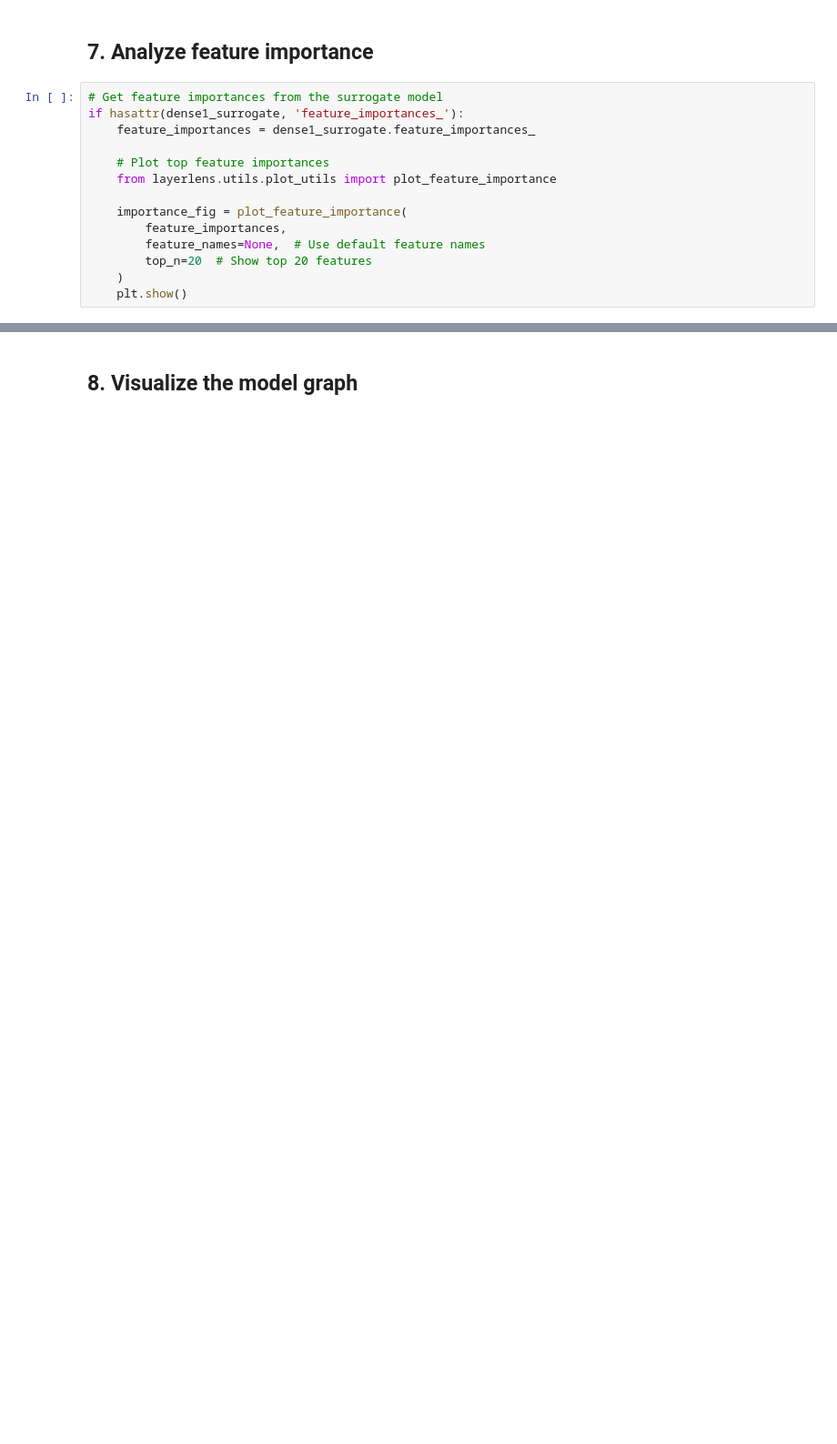
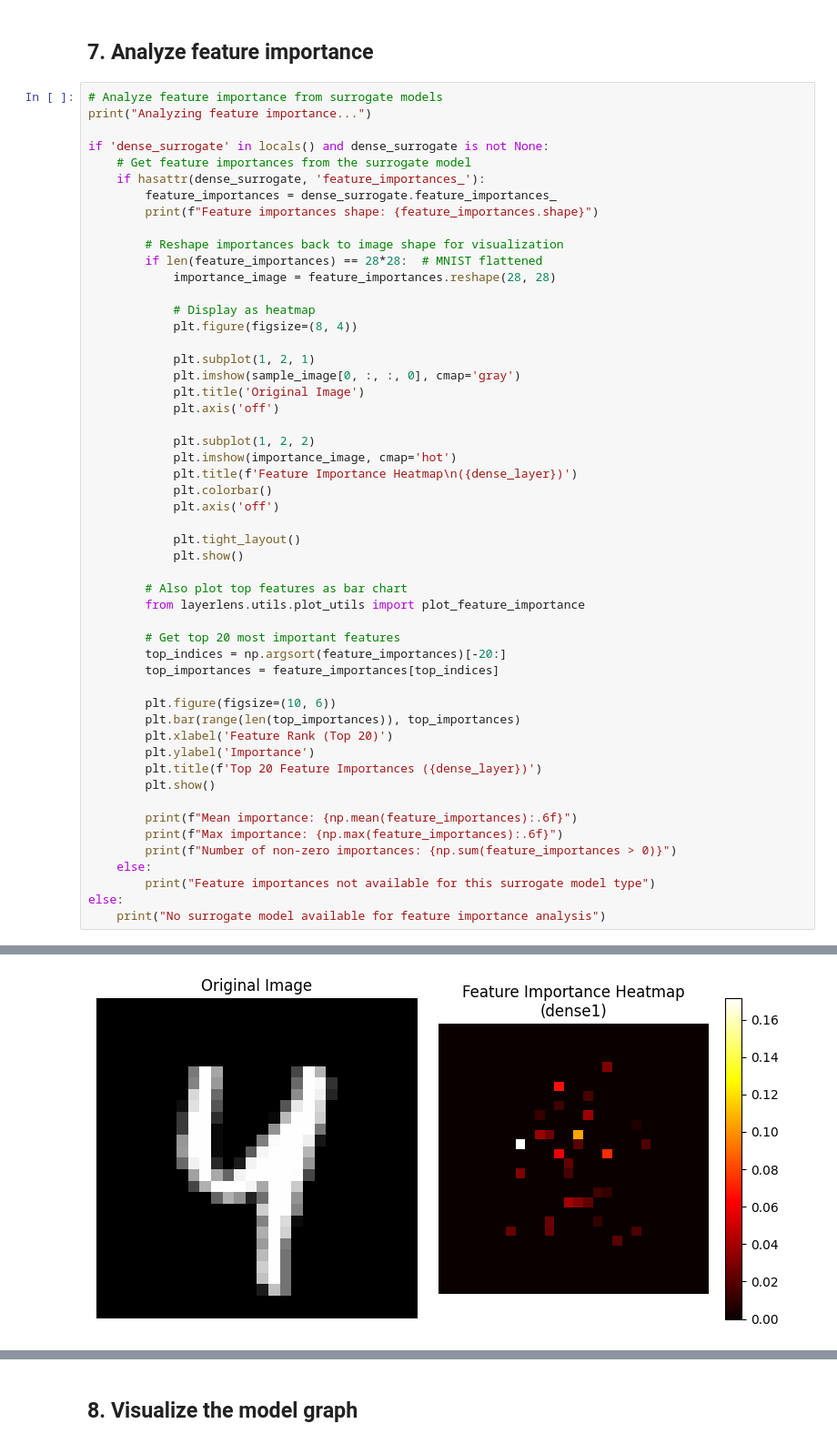
Before and after one commit to Fewinfos/LayerLens, a Jupyter notebook: examples/mnist_demo.ipynb, the cells around one changed output, grey strips where cells are left out. Shown at 91% size. Saved outputs shown, nothing was run; the diff lists cells and outputs as text; blank space fills up the shorter version.

```diff
--- a/examples/mnist_demo.ipynb
+++ b/examples/mnist_demo.ipynb
@@ -147,16 +335,55 @@ plt.show()
 # %% [markdown]
 ## 7. Analyze feature importance
 # %%
-# Get feature importances from the surrogate model
-if hasattr(dense1_surrogate, 'feature_importances_'):
-    feature_importances = dense1_surrogate.feature_importances_
+# Analyze feature importance from surrogate models
+print("Analyzing feature importance...")
 
-    # Plot top feature importances
-    from layerlens.utils.plot_utils import plot_feature_importance
+if 'dense_surrogate' in locals() and dense_surrogate is not None:
+    # Get feature importances from the surrogate model
+    if hasattr(dense_surrogate, 'feature_importances_'):
+        feature_importances = dense_surrogate.feature_importances_
+        print(f"Feature importances shape: {feature_importances.shape}")
 
-    importance_fig = plot_feature_importance(
-        feature_importances,
-        feature_names=None,  # Use default feature names
-        top_n=20  # Show top 20 features
-    )
-    plt.show()
+        # Reshape importances back to image shape for visualization
+        if len(feature_importances) == 28*28:  # MNIST flattened
+            importance_image = feature_importances.reshape(28, 28)
+
+            # Display as heatmap
+            plt.figure(figsize=(8, 4))
+
+            plt.subplot(1, 2, 1)
+            plt.imshow(sample_image[0, :, :, 0], cmap='gray')
+            plt.title('Original Image')
+            plt.axis('off')
+
+            plt.subplot(1, 2, 2)
+            plt.imshow(importance_image, cmap='hot')
+            plt.title(f'Feature Importance Heatmap\n({dense_layer})')
+            plt.colorbar()
+            plt.axis('off')
+
+            plt.tight_layout()
+            plt.show()
+
+        # Also plot top features as bar chart
+        from layerlens.utils.plot_utils import plot_feature_importance
+
+        # Get top 20 most important features
+        top_indices = np.argsort(feature_importances)[-20:]
+        top_importances = feature_importances[top_indices]
+
+        plt.figure(figsize=(10, 6))
+        plt.bar(range(len(top_importances)), top_importances)
+        plt.xlabel('Feature Rank (Top 20)')
+        plt.ylabel('Importance')
+        plt.title(f'Top 20 Feature Importances ({dense_layer})')
+        plt.show()
+
+        print(f"Mean importance: {np.mean(feature_importances):.6f}")
+        print(f"Max importance: {np.max(feature_importances):.6f}")
+        print(f"Number of non-zero importances: {np.sum(feature_importances > 0)}")
+    else:
+        print("Feature importances not available for this surrogate model type")
+else:
+    print("No surrogate model available for feature importance analysis")
+# %% [output]
@@ -162,0 +392 @@ if hasattr(dense1_surrogate, 'feature_importances_'):
+[figure, added]
```
Also changed, not shown: parts of 14 cells of this notebook, 16 other files.
